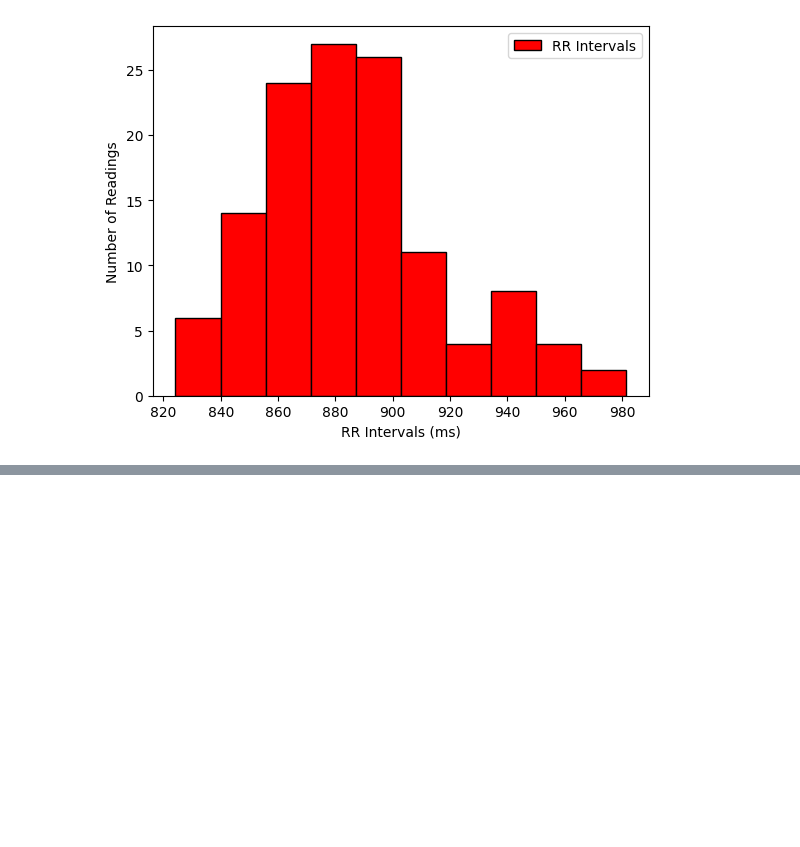
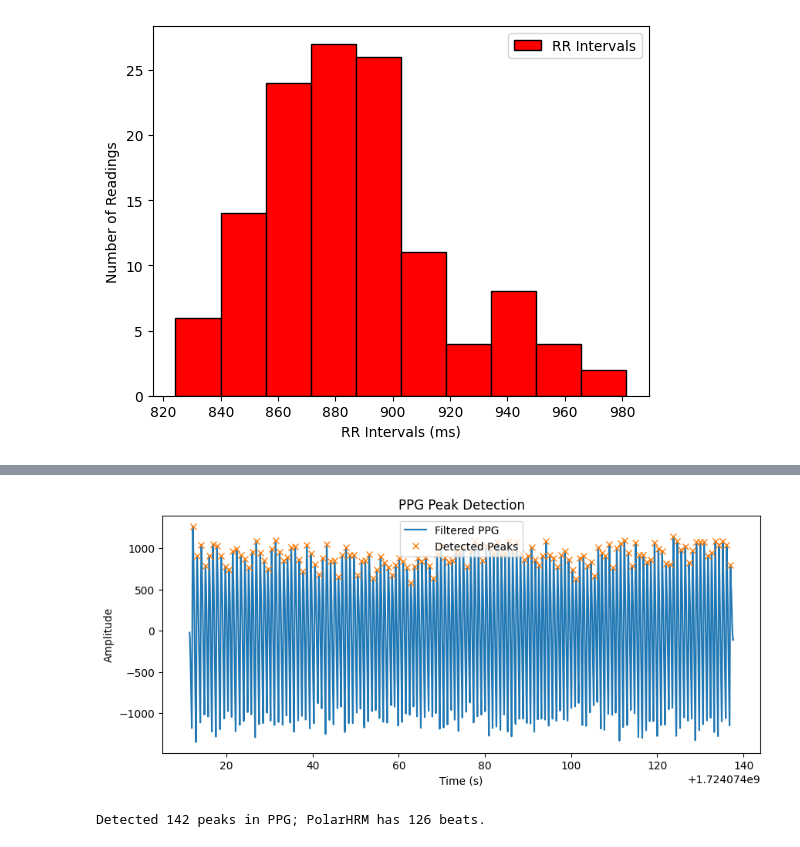
Before and after one commit to Showmick119/Benchmarking-Signal-Processing-Packages, a Jupyter notebook: practice.ipynb, the cells around one changed output, grey strips where cells are left out. Saved outputs shown, nothing was run; the diff lists cells and outputs as text; code cells hidden in the pictures; blank space fills up the shorter version.

Commit message:
Peak detection after butterworth IIR filter

```diff
--- a/practice.ipynb
+++ b/practice.ipynb
@@ -147,0 +184,32 @@ plt.show()
+# %%
+# ── 3) Band-pass filter & peak detection ──
+from scipy.signal import butter, filtfilt, find_peaks
+
+# design a 3rd-order Butterworth band-pass (0.5–8 Hz)
+lowcut, highcut = 0.5, 8.0
+nyq = 0.5 * fs
+b, a = butter(3, [lowcut/nyq, highcut/nyq], btype='band')
+
+# apply filter
+ppg = bangle_data["value"].to_numpy()
+ppg_filt = filtfilt(b, a, ppg)
+
+# detect peaks (min distance ~0.5 s)
+min_dist = int(0.5 * fs)
+peaks, props = find_peaks(ppg_filt, distance=min_dist, height=np.mean(ppg_filt))
+
+# plot filtered PPG with peaks
+plt.figure(figsize=(10,4))
+t_sec = timestamps / 1000.0
+plt.plot(t_sec, ppg_filt, label="Filtered PPG")
+plt.plot(t_sec[peaks], ppg_filt[peaks], 'x', label="Detected Peaks")
+plt.title("PPG Peak Detection")
+plt.xlabel("Time (s)")
+plt.ylabel("Amplitude")
+plt.legend()
+plt.show()
+
+print(f"Detected {len(peaks)} peaks in PPG; PolarHRM has {len(rr)} beats.")
+# %% [output]
+[figure, added]
+Detected 142 peaks in PPG; PolarHRM has 126 beats.
```
Also changed, not shown: parts of 2 cells of this notebook.
